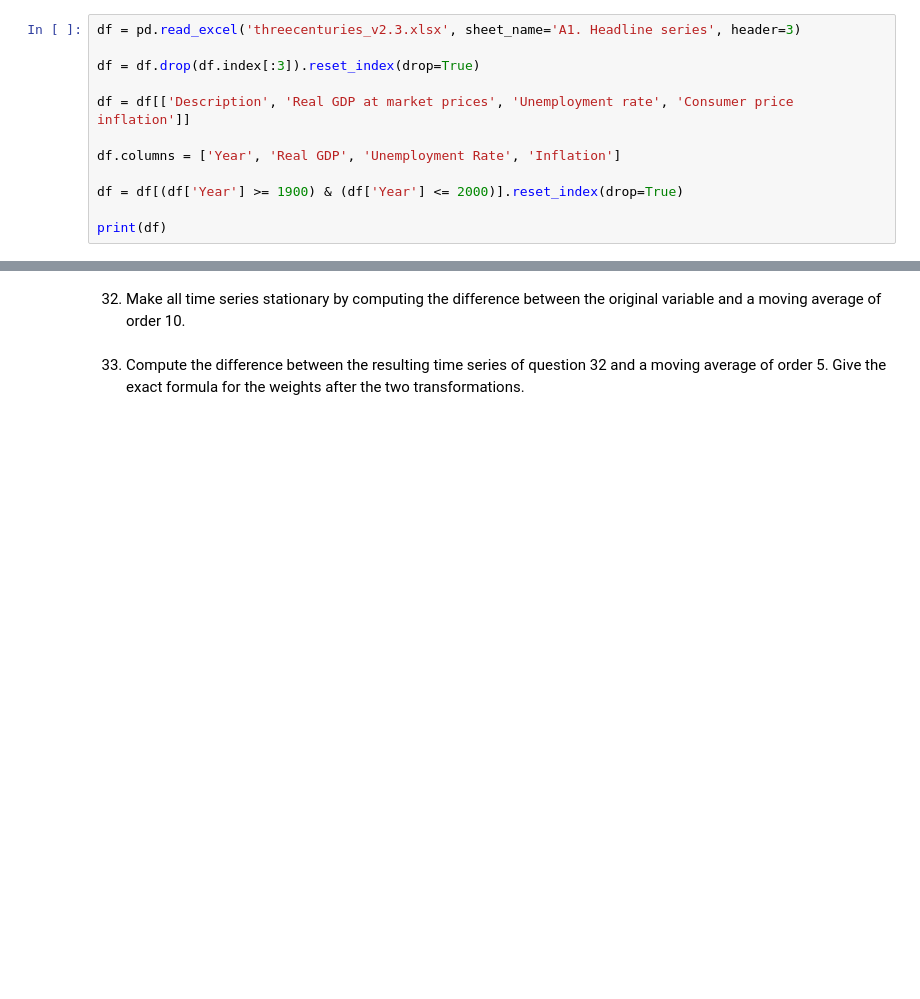
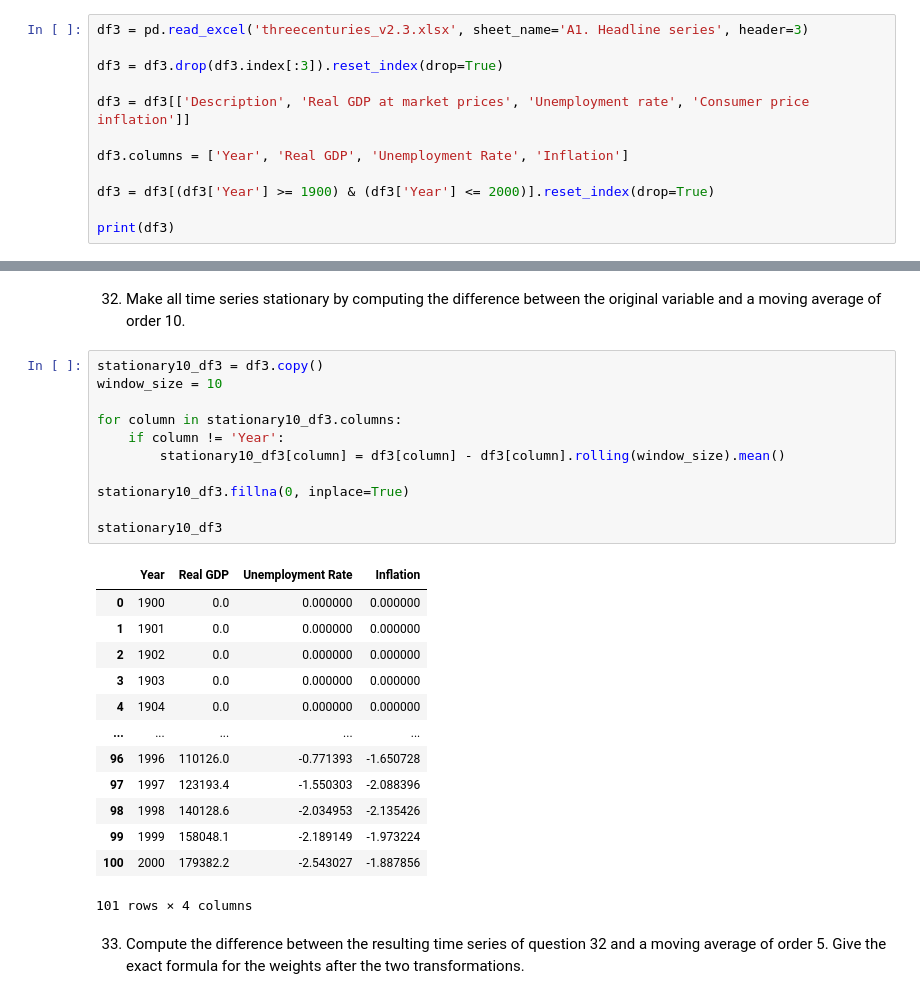
Before and after one commit to ArthurMbraga/MODS202-Econometrics, a Jupyter notebook: project.ipynb, the cells around one changed output, grey strips where cells are left out. Cells and saved outputs as stored; diff of their text form; blank space fills up the shorter version.

```diff
--- a/project.ipynb
+++ b/project.ipynb
@@ -618,17 +618,17 @@ Notes:
 This part uses the threecenturies_v2.3 datasets. Import Real GDP at market prices, unemployment
 rate and consumer price inflation for the period 1900-2000 in Python from the A1 worksheet.
 # %%
-df = pd.read_excel('threecenturies_v2.3.xlsx', sheet_name='A1. Headline series', header=3)
+df3 = pd.read_excel('threecenturies_v2.3.xlsx', sheet_name='A1. Headline series', header=3)
 
-df = df.drop(df.index[:3]).reset_index(drop=True)
+df3 = df3.drop(df3.index[:3]).reset_index(drop=True)
 
-df = df[['Description', 'Real GDP at market prices', 'Unemployment rate', 'Consumer price inflation']]
+df3 = df3[['Description', 'Real GDP at market prices', 'Unemployment rate', 'Consumer price inflation']]
 
-df.columns = ['Year', 'Real GDP', 'Unemployment Rate', 'Inflation']
+df3.columns = ['Year', 'Real GDP', 'Unemployment Rate', 'Inflation']
 
-df = df[(df['Year'] >= 1900) & (df['Year'] <= 2000)].reset_index(drop=True)
+df3 = df3[(df3['Year'] >= 1900) & (df3['Year'] <= 2000)].reset_index(drop=True)
 
-print(df)
+print(df3)
 # %% [output]
      Year       Real GDP Unemployment Rate Inflation
 0    1900  181160.264436          3.679865  4.058273
@@ -679,6 +679,31 @@ Similarly, the decision to center or not the moving average presents another tra
 # %% [markdown]
 32. Make all time series stationary by computing the difference between the original variable
 and a moving average of order 10.
+# %%
+stationary10_df3 = df3.copy()
+window_size = 10
+
+for column in stationary10_df3.columns:
+    if column != 'Year':
+        stationary10_df3[column] = df3[column] - df3[column].rolling(window_size).mean()
+
+stationary10_df3.fillna(0, inplace=True)
+
+stationary10_df3
+# %% [output]
+|  | Year | Real GDP | Unemployment Rate | Inflation |
+| 0 | 1900 | 0.0 | 0.000000 | 0.000000 |
+| 1 | 1901 | 0.0 | 0.000000 | 0.000000 |
+| 2 | 1902 | 0.0 | 0.000000 | 0.000000 |
+| 3 | 1903 | 0.0 | 0.000000 | 0.000000 |
+| 4 | 1904 | 0.0 | 0.000000 | 0.000000 |
+| ... | ... | ... | ... | ... |
+| 96 | 1996 | 110126.0 | -0.771393 | -1.650728 |
+| 97 | 1997 | 123193.4 | -1.550303 | -2.088396 |
+| 98 | 1998 | 140128.6 | -2.034953 | -2.135426 |
+| 99 | 1999 | 158048.1 | -2.189149 | -1.973224 |
+| 100 | 2000 | 179382.2 | -2.543027 | -1.887856 |
+101 rows × 4 columns
 # %% [markdown]
 33. Compute the difference between the resulting time series of question 32 and a moving
 average of order 5. Give the exact formula for the weights after the two transformations.
```
Also changed, not shown: parts of 1 cell of this notebook.
